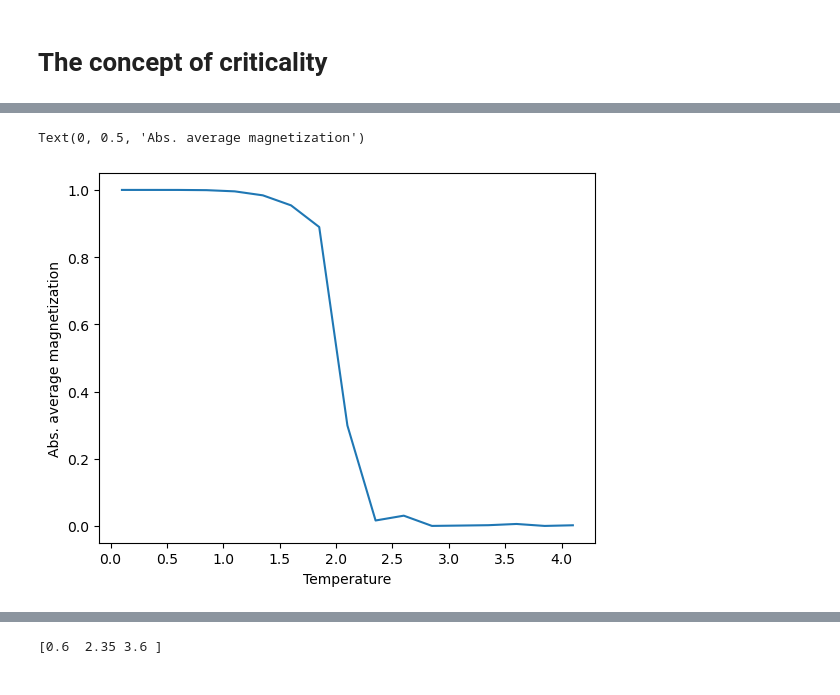
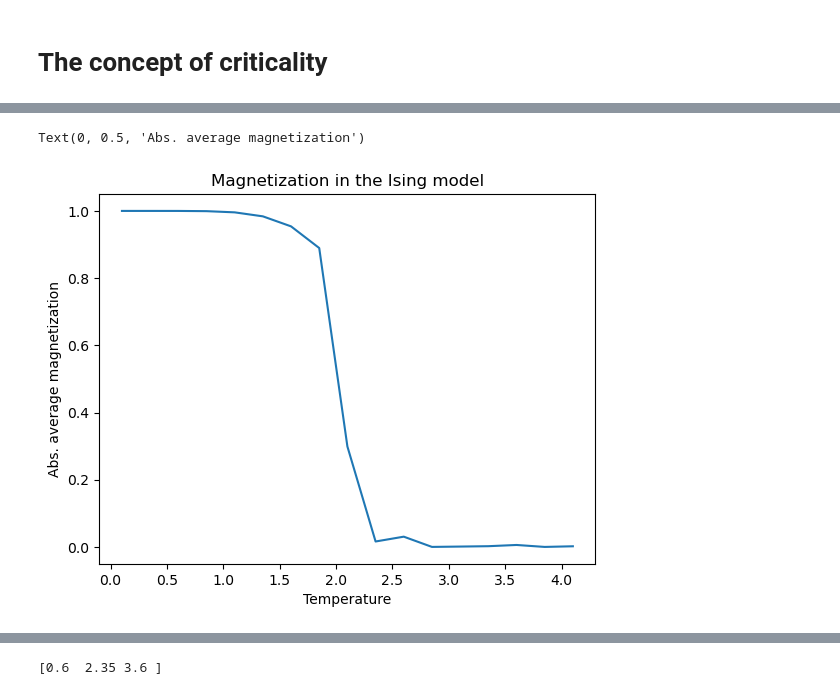
Before and after one commit to Mark-Kac-Center/cna2023-critical-brain, a Jupyter notebook: exercises_solution.ipynb, the cells around one changed output, grey strips where cells are left out. Drawn from its saved outputs; the diff is of its cells as text; code cells hidden in the pictures.

```diff
--- a/exercises_solution.ipynb
+++ b/exercises_solution.ipynb
@@ -62,12 +47,13 @@ ising_dynamics = f['ising_dynamics']
 # %%
 abs_magnetization = np.abs(ising_dynamics.sum(axis=1).mean(axis=1) / net_size)
 plt.plot(Ts, abs_magnetization,)
+plt.title('Magnetization in the Ising model')
 plt.xlabel("Temperature")
 plt.ylabel("Abs. average magnetization")
 # plt.savefig("plots/ising_magnetization.png")
 # %% [output]
 Text(0, 0.5, 'Abs. average magnetization')
-[figure, old version]
+[figure, new version]
 # %% [markdown]
 ## Ex. 2
 To see in more detail what is happening plot two or three states of the lattice ("snapshots") for small temperature around 0.5, for large temperature c.a. 4.0, and for Temperature near the transition, e.g. T=2.3.
```
Also changed, not shown: parts of 45 cells of this notebook, 2 other files.
